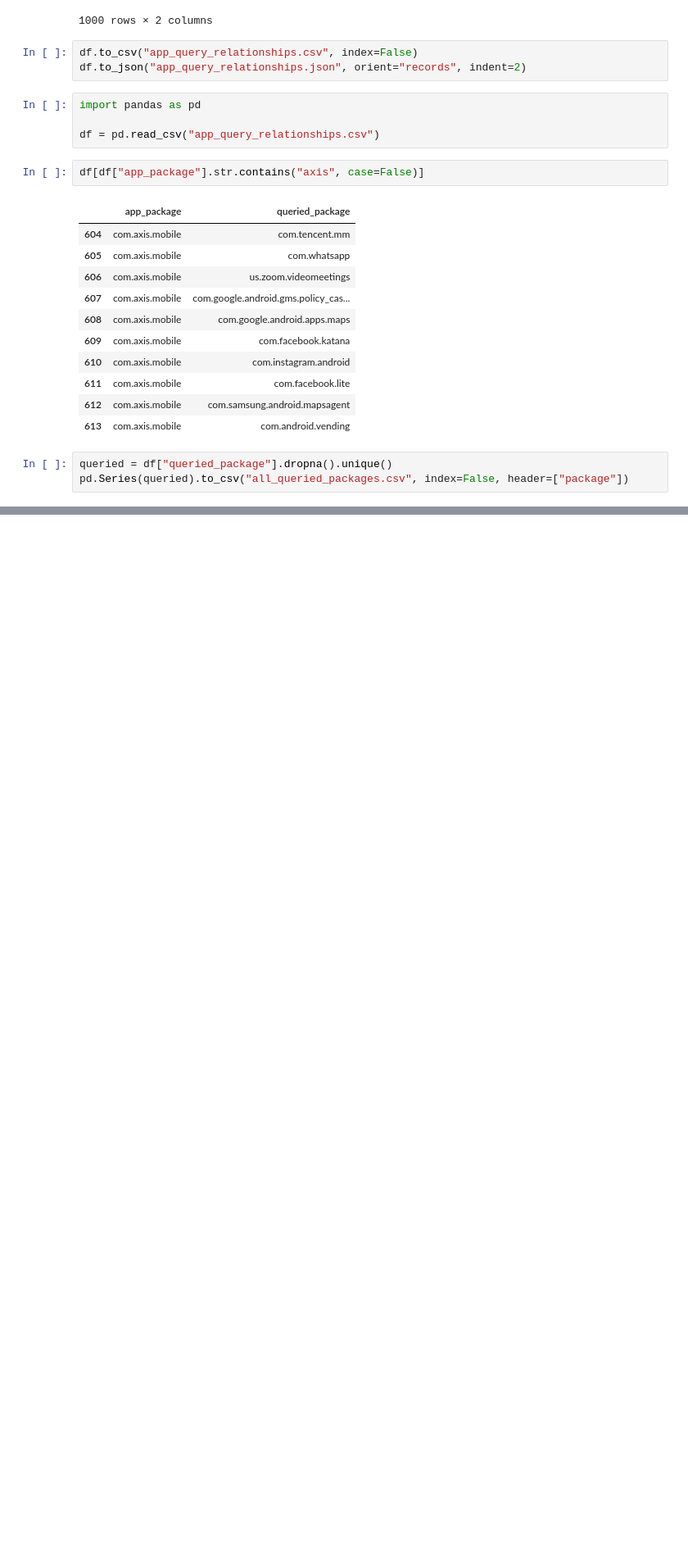
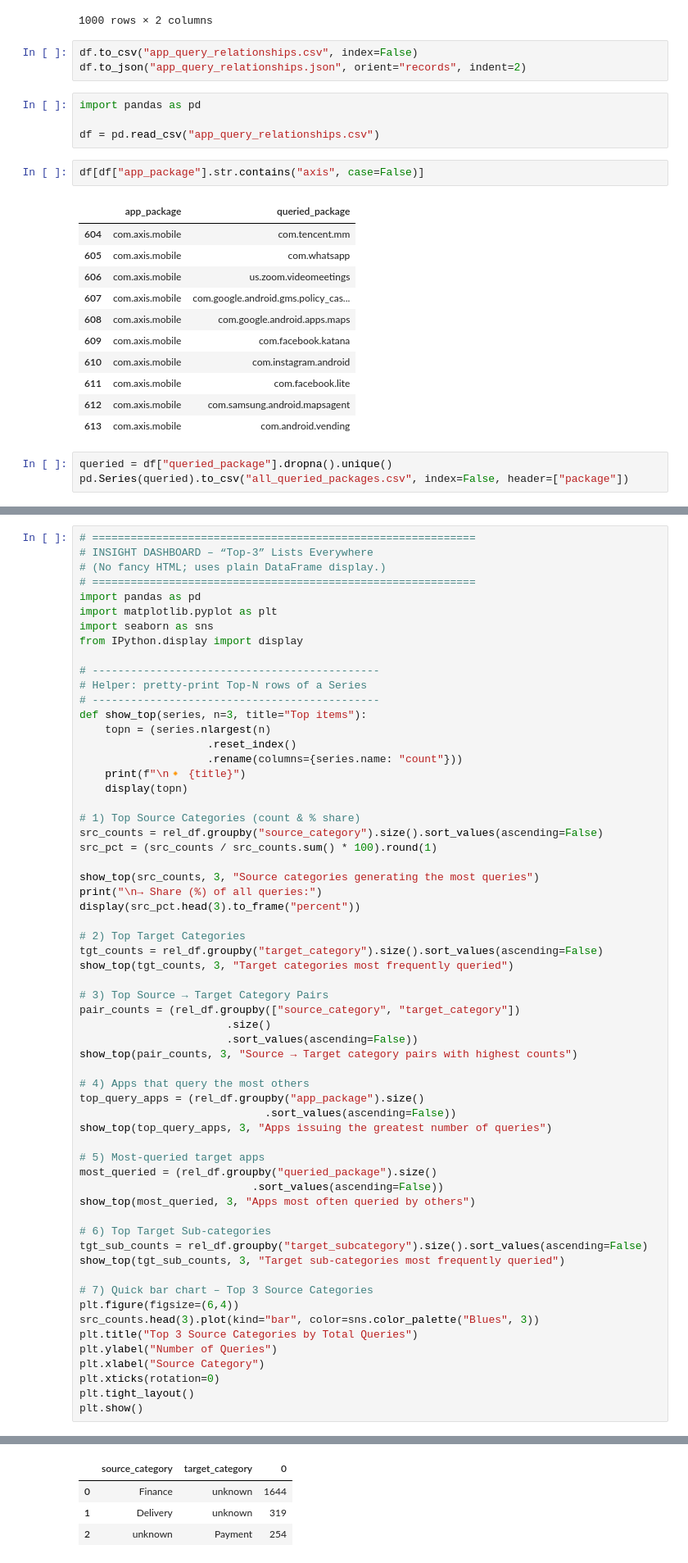
Before and after one commit to ShashStudios/AppDataAnalysis, a Jupyter notebook: manifest_analysis.ipynb, the cells around one changed output, grey strips where cells are left out. Shown at 82% size. Cells and saved outputs as stored; diff of their text form; blank space fills up the shorter version.

```diff
--- a/manifest_analysis.ipynb
+++ b/manifest_analysis.ipynb
@@ -156,0 +339,62 @@ ModuleNotFoundError: No module named 'ace_tools'
+# %%
+# ============================================================
+# INSIGHT DASHBOARD – “Top-3” Lists Everywhere
+# (No fancy HTML; uses plain DataFrame display.)
+# ============================================================
+import pandas as pd
+import matplotlib.pyplot as plt
+import seaborn as sns
+from IPython.display import display
+
+# ---------------------------------------------
+# Helper: pretty-print Top-N rows of a Series
+# ---------------------------------------------
+def show_top(series, n=3, title="Top items"):
+    topn = (series.nlargest(n)
+                    .reset_index()
+                    .rename(columns={series.name: "count"}))
+    print(f"\n🔸 {title}")
+    display(topn)
+
+# 1) Top Source Categories (count & % share)
+src_counts = rel_df.groupby("source_category").size().sort_values(ascending=False)
+src_pct = (src_counts / src_counts.sum() * 100).round(1)
+
+show_top(src_counts, 3, "Source categories generating the most queries")
+print("\n→ Share (%) of all queries:")
+display(src_pct.head(3).to_frame("percent"))
+
+# 2) Top Target Categories
+tgt_counts = rel_df.groupby("target_category").size().sort_values(ascending=False)
+show_top(tgt_counts, 3, "Target categories most frequently queried")
+
+# 3) Top Source → Target Category Pairs
+pair_counts = (rel_df.groupby(["source_category", "target_category"])
+                       .size()
+                       .sort_values(ascending=False))
+show_top(pair_counts, 3, "Source → Target category pairs with highest counts")
+
+# 4) Apps that query the most others
+top_query_apps = (rel_df.groupby("app_package").size()
+                             .sort_values(ascending=False))
+show_top(top_query_apps, 3, "Apps issuing the greatest number of queries")
+
+# 5) Most-queried target apps
+most_queried = (rel_df.groupby("queried_package").size()
+                           .sort_values(ascending=False))
+show_top(most_queried, 3, "Apps most often queried by others")
+
+# 6) Top Target Sub-categories
+tgt_sub_counts = rel_df.groupby("target_subcategory").size().sort_values(ascending=False)
+show_top(tgt_sub_counts, 3, "Target sub-categories most frequently queried")
+
+# 7) Quick bar chart – Top 3 Source Categories
+plt.figure(figsize=(6,4))
+src_counts.head(3).plot(kind="bar", color=sns.color_palette("Blues", 3))
+plt.title("Top 3 Source Categories by Total Queries")
+plt.ylabel("Number of Queries")
+plt.xlabel("Source Category")
+plt.xticks(rotation=0)
+plt.tight_layout()
+plt.show()
+# %% [output]
@@ -156,0 +418,4 @@ ModuleNotFoundError: No module named 'ace_tools'
+|  | source_category | target_category | 0 |
+| 0 | Finance | unknown | 1644 |
+| 1 | Delivery | unknown | 319 |
+| 2 | unknown | Payment | 254 |
```
Also changed, not shown: parts of 4 cells of this notebook, 1 other file.
